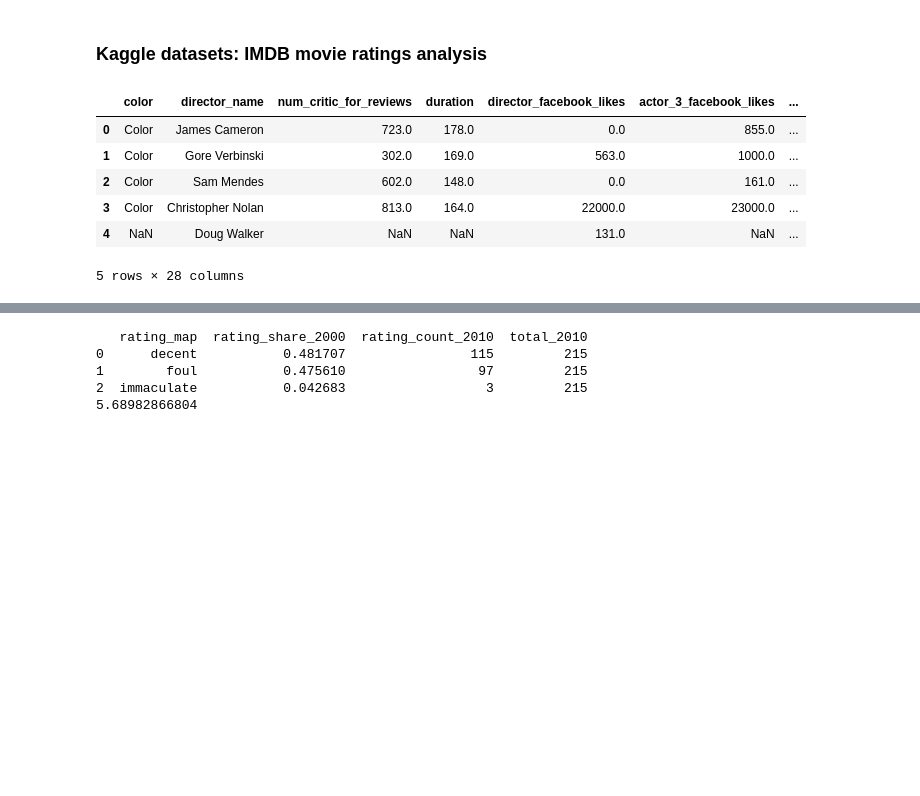
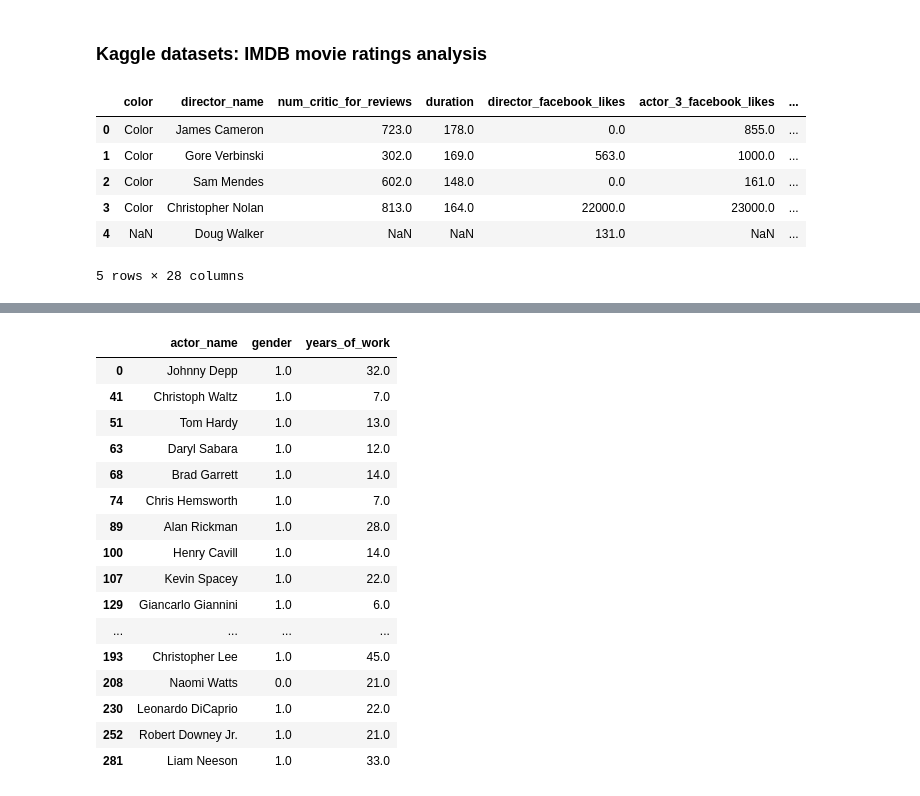
Before and after one commit to mturzanska/kaggle, a Jupyter notebook: kaggle_datasets_imdb.ipynb, the cells around one changed output, grey strips where cells are left out. Cells and saved outputs as stored; diff of their text form; code cells hidden in the pictures; blank space fills up the shorter version.

Commit message:
Prepare data set for logistic regression
Add SexMachine gender detector to requirements

```diff
--- a/kaggle_datasets_imdb.ipynb
+++ b/kaggle_datasets_imdb.ipynb
@@ -119,7 +113,8 @@ ratings_2000.rename(columns={'rating_share': 'rating_share_2000'}, inplace=True)
 ratings_2010 = ts[ts.title_year == 2010][['rating_map', 'content_rating', 'yearly_total']]
 ratings_2010.rename(columns={'content_rating': 'rating_count_2010', 'yearly_total': 'total_2010'}, inplace=True)
 chi_2_test = ratings_2000.merge(ratings_2010, on='rating_map')
-print chi_2_test.head()
+
+# print chi_2_test.head()
 
 # H0: the share of ratings didn't change between 2000 and 2010
 #     foul = 0.482
@@ -142,7 +137,7 @@ def compute_partial_chi_2(row):
 
 chi_2_test['partial_chi_2'] = chi_2_test.apply(compute_partial_chi_2, axis=1)
 computed_chi_2 = chi_2_test['partial_chi_2'].sum()
-print computed_chi_2
+# print computed_chi_2
 
 
 # Check the boarder chi-square value from distribution with 2 degrees of freedom and 5% confidence level
@@ -151,10 +146,69 @@ tabulated_chi_2 = 10.597
 
 # Because computed_chi_2 < tabulated_chi_2 we don't reject H0
 # There is no difference in share of ratings between 2000 and 2010
-# %% [output]
-   rating_map  rating_share_2000  rating_count_2010  total_2010
-0      decent           0.481707                115         215
-1        foul           0.475610                 97         215
-2  immaculate           0.042683                  3         215
-5.68982866804
+# %%
+### GENDER VS YEARS IN BUSINESS LOGITISTIC REGRESSION ###
+
+import sexmachine.detector as gender
+d = gender.Detector()
+
+# prepare subset of the data
+actors = pd.DataFrame({'actor_name': [], 'year': []})
+for label in ['actor_1_name', 'actor_2_name', 'actor_3_name']:
+    labels = [label, 'title_year']
+    tmp = df[labels]
+    tmp = tmp[pd.notnull(tmp['title_year']) & pd.notnull(tmp[label])]
+    tmp = tmp.rename(columns={'title_year': 'year', label: 'actor_name'})
+    actors = pd.concat([actors, tmp])
+actors['gender'] = actors.actor_name.apply(lambda x: d.get_gender(x.split()[0]))
+
+# print actors.gender.unique()
+
+def map_genders(row):
+    female = ['female', 'mostly_female']
+    male = ['male', 'mostly_male']
+
+    if row.gender == 'andy':
+        return np.nan
+    if row.gender in female:
+        return 0
+    if row.gender in male:
+        return 1
+
+actors['gender'] = actors.apply(map_genders, axis=1)
+actors.dropna(inplace=True)
+
+start_years = actors.groupby(['actor_name'])['year'].min().reset_index()
+start_years = start_years.rename(columns={'year': 'start_year'})
+end_years = actors.groupby(['actor_name'])['year'].max().reset_index()
+end_years = end_years.rename(columns={'year': 'end_year'})
+
+actors = actors.merge(start_years)
+actors = actors.merge(end_years)
+
+actors['years_of_work'] = actors.end_year - actors.start_year
+
+del actors['end_year']
+del actors['start_year']
+del actors['year']
+actors.drop_duplicates(inplace=True)
+actors.head(20)
+# %% [output]
+|  | actor_name | gender | years_of_work |
+| 0 | Johnny Depp | 1.0 | 32.0 |
+| 41 | Christoph Waltz | 1.0 | 7.0 |
+| 51 | Tom Hardy | 1.0 | 13.0 |
+| 63 | Daryl Sabara | 1.0 | 12.0 |
+| 68 | Brad Garrett | 1.0 | 14.0 |
+| 74 | Chris Hemsworth | 1.0 | 7.0 |
+| 89 | Alan Rickman | 1.0 | 28.0 |
+| 100 | Henry Cavill | 1.0 | 14.0 |
+| 107 | Kevin Spacey | 1.0 | 22.0 |
+| 129 | Giancarlo Giannini | 1.0 | 6.0 |
+| ... | ... | ... | ... |
+| 193 | Christopher Lee | 1.0 | 45.0 |
+| 208 | Naomi Watts | 0.0 | 21.0 |
+| 230 | Leonardo DiCaprio | 1.0 | 22.0 |
+| 252 | Robert Downey Jr. | 1.0 | 21.0 |
+| 281 | Liam Neeson | 1.0 | 33.0 |
 # %%
```
Also changed, not shown: parts of 4 cells of this notebook, 1 other file.
